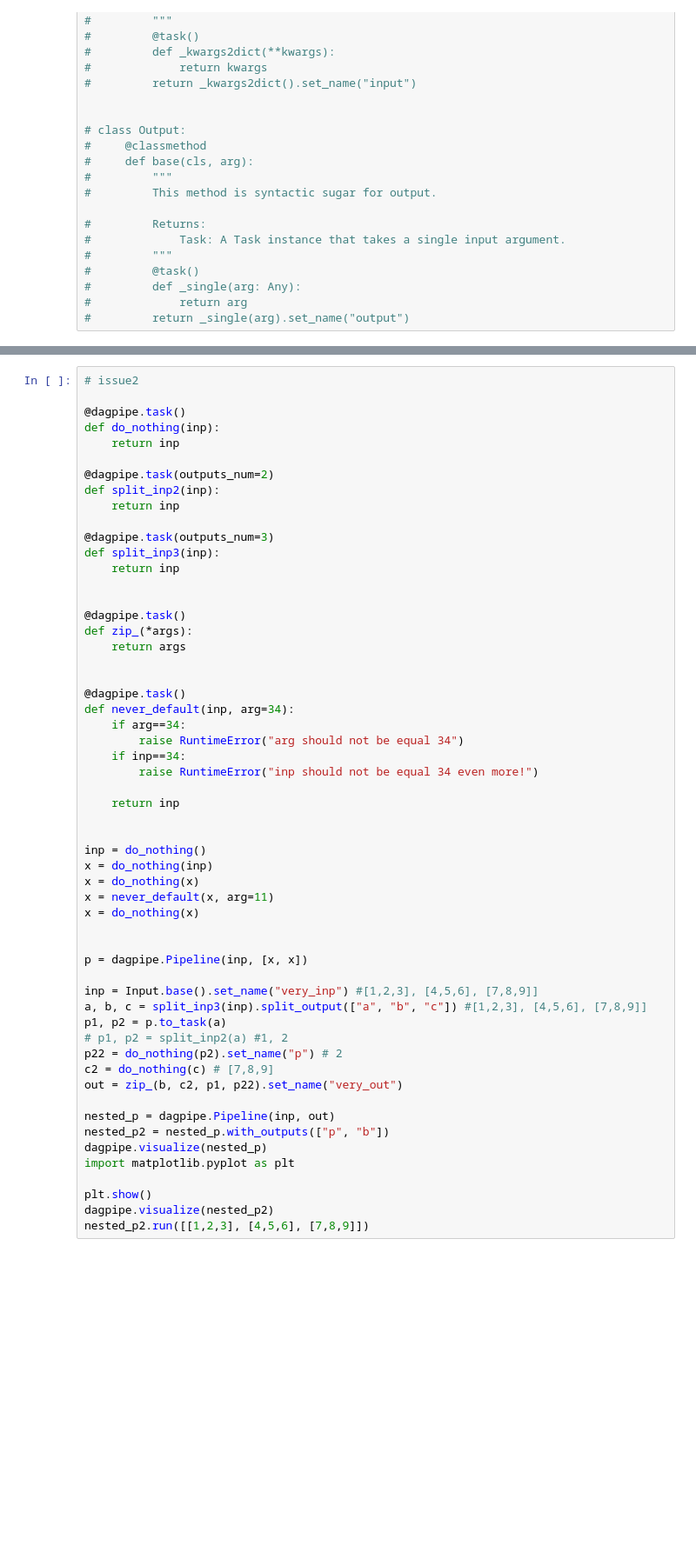
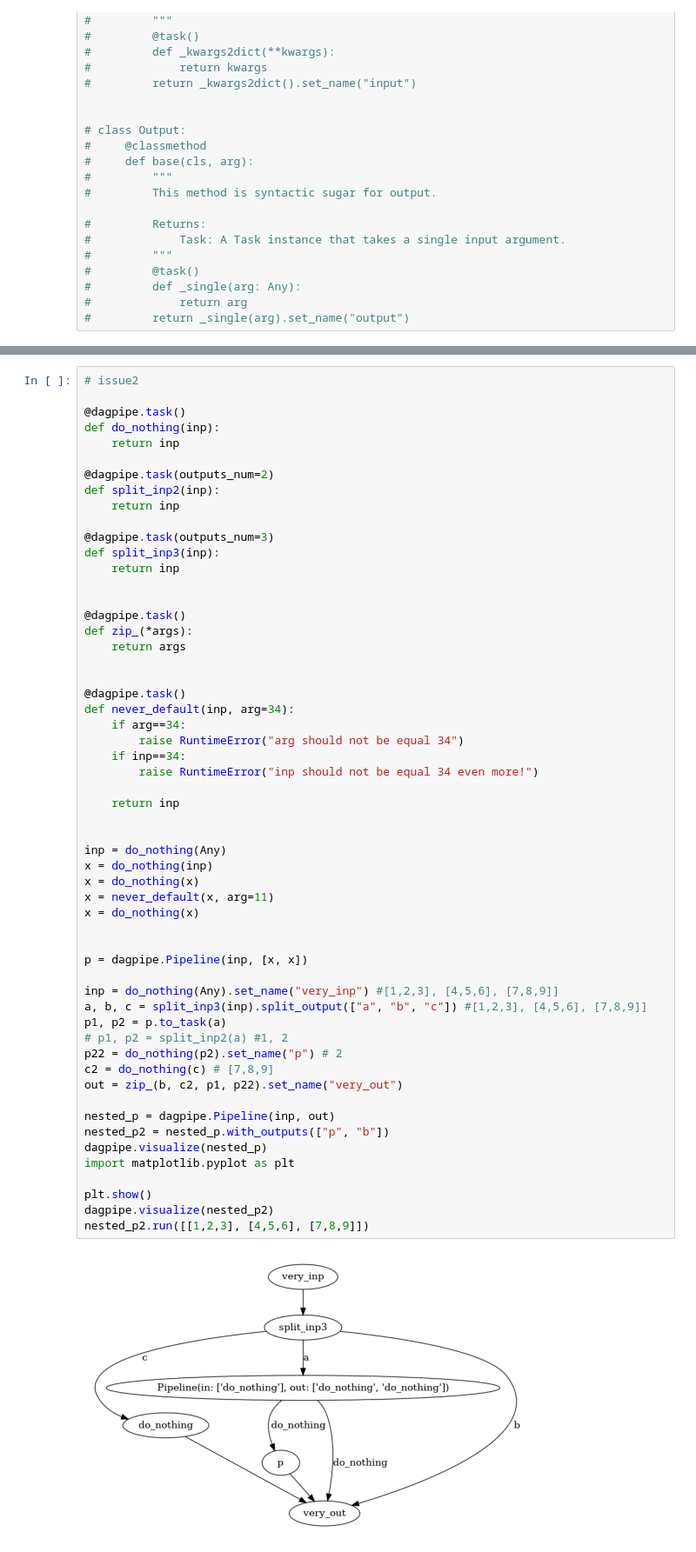
Before and after one commit to WojciechBogobowicz/dagpipe, a Jupyter notebook: notebooks/poc.ipynb, the cells around one changed output, grey strips where cells are left out. Shown at 87% size. Cells and saved outputs as stored; diff of their text form; blank space fills up the shorter version.

```diff
--- a/notebooks/poc.ipynb
+++ b/notebooks/poc.ipynb
@@ -250,32 +316,34 @@ def never_default(inp, arg=34):
         raise RuntimeError("arg should not be equal 34")
     if inp==34:
         raise RuntimeError("inp should not be equal 34 even more!")
 
     return inp
 
 
-inp = do_nothing()
+inp = do_nothing(Any)
 x = do_nothing(inp)
 x = do_nothing(x)
 x = never_default(x, arg=11)
 x = do_nothing(x)
 
 
 p = dagpipe.Pipeline(inp, [x, x])
 
-inp = Input.base().set_name("very_inp") #[1,2,3], [4,5,6], [7,8,9]]
+inp = do_nothing(Any).set_name("very_inp") #[1,2,3], [4,5,6], [7,8,9]]
 a, b, c = split_inp3(inp).split_output(["a", "b", "c"]) #[1,2,3], [4,5,6], [7,8,9]]
 p1, p2 = p.to_task(a)
 # p1, p2 = split_inp2(a) #1, 2
 p22 = do_nothing(p2).set_name("p") # 2
 c2 = do_nothing(c) # [7,8,9]
 out = zip_(b, c2, p1, p22).set_name("very_out")
 
 nested_p = dagpipe.Pipeline(inp, out)
 nested_p2 = nested_p.with_outputs(["p", "b"])
 dagpipe.visualize(nested_p)
 import matplotlib.pyplot as plt
 
 plt.show()
 dagpipe.visualize(nested_p2)
 nested_p2.run([[1,2,3], [4,5,6], [7,8,9]])
+# %% [output]
+[figure, added]
```
Also changed, not shown: parts of 16 cells of this notebook, 10 other files.
